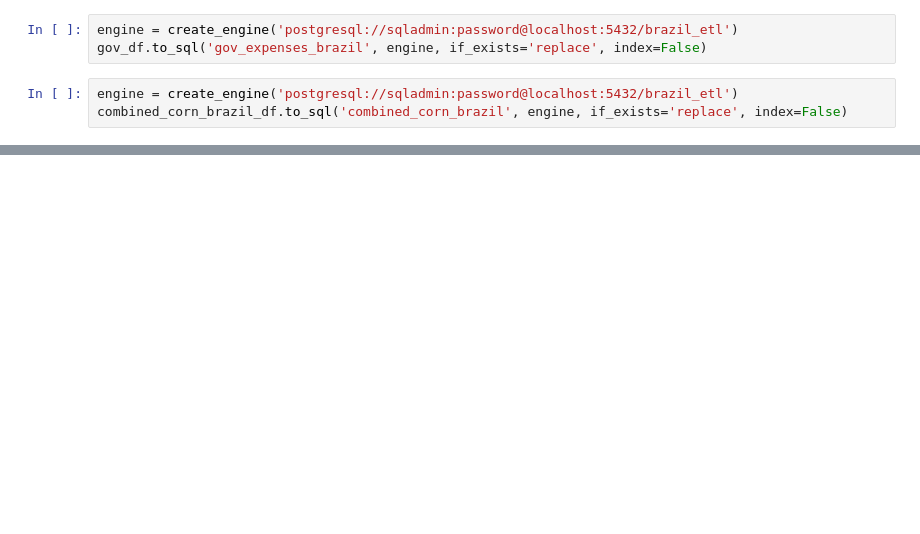
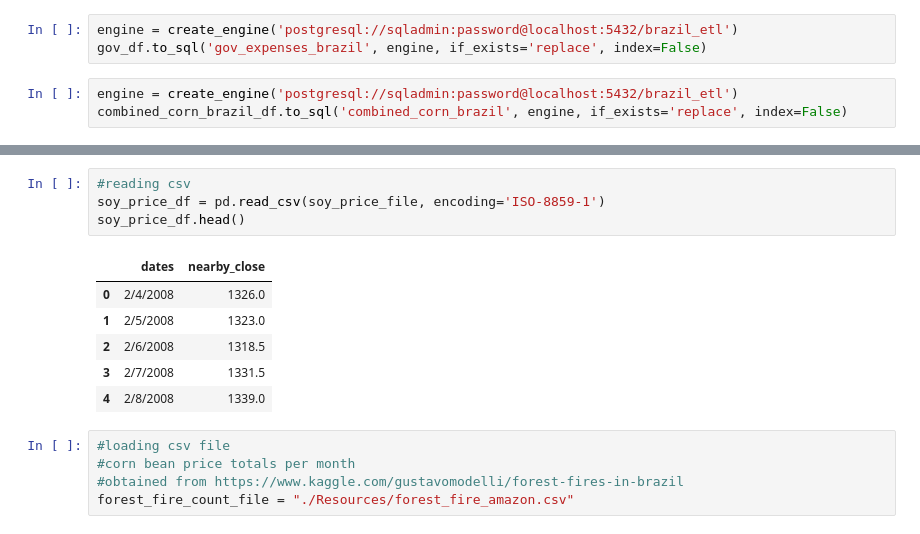
Before and after one commit to jamiediaz/Brazil_ETL, a Jupyter notebook: Merging_Corn_Soy.ipynb, the cells around one changed output, grey strips where cells are left out. Drawn from its saved outputs; the diff is of its cells as text; blank space fills up the shorter version.

```diff
--- a/Merging_Corn_Soy.ipynb
+++ b/Merging_Corn_Soy.ipynb
@@ -111,0 +164,16 @@ combined_corn_brazil_df.to_sql('combined_corn_brazil', engine, if_exists='replac
+# %%
+#reading csv
+soy_price_df = pd.read_csv(soy_price_file, encoding='ISO-8859-1')
+soy_price_df.head()
+# %% [output]
+|  | dates | nearby_close |
+| 0 | 2/4/2008 | 1326.0 |
+| 1 | 2/5/2008 | 1323.0 |
+| 2 | 2/6/2008 | 1318.5 |
+| 3 | 2/7/2008 | 1331.5 |
+| 4 | 2/8/2008 | 1339.0 |
+# %%
+#loading csv file
+#corn bean price totals per month
+#obtained from https://www.kaggle.com/gustavomodelli/forest-fires-in-brazil
+forest_fire_count_file = "./Resources/forest_fire_amazon.csv"
```
Also changed, not shown: parts of 23 cells of this notebook, 55 other files.
